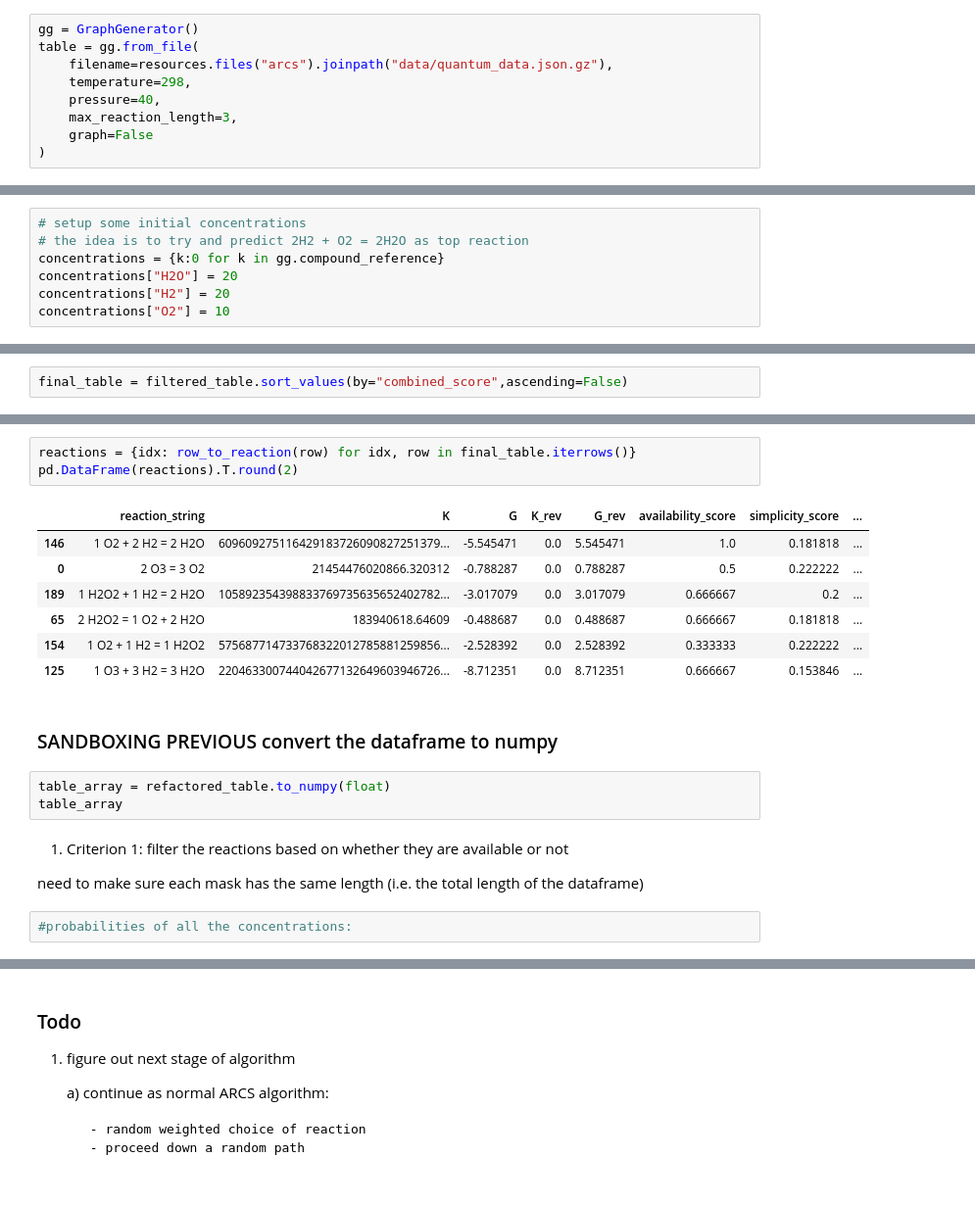
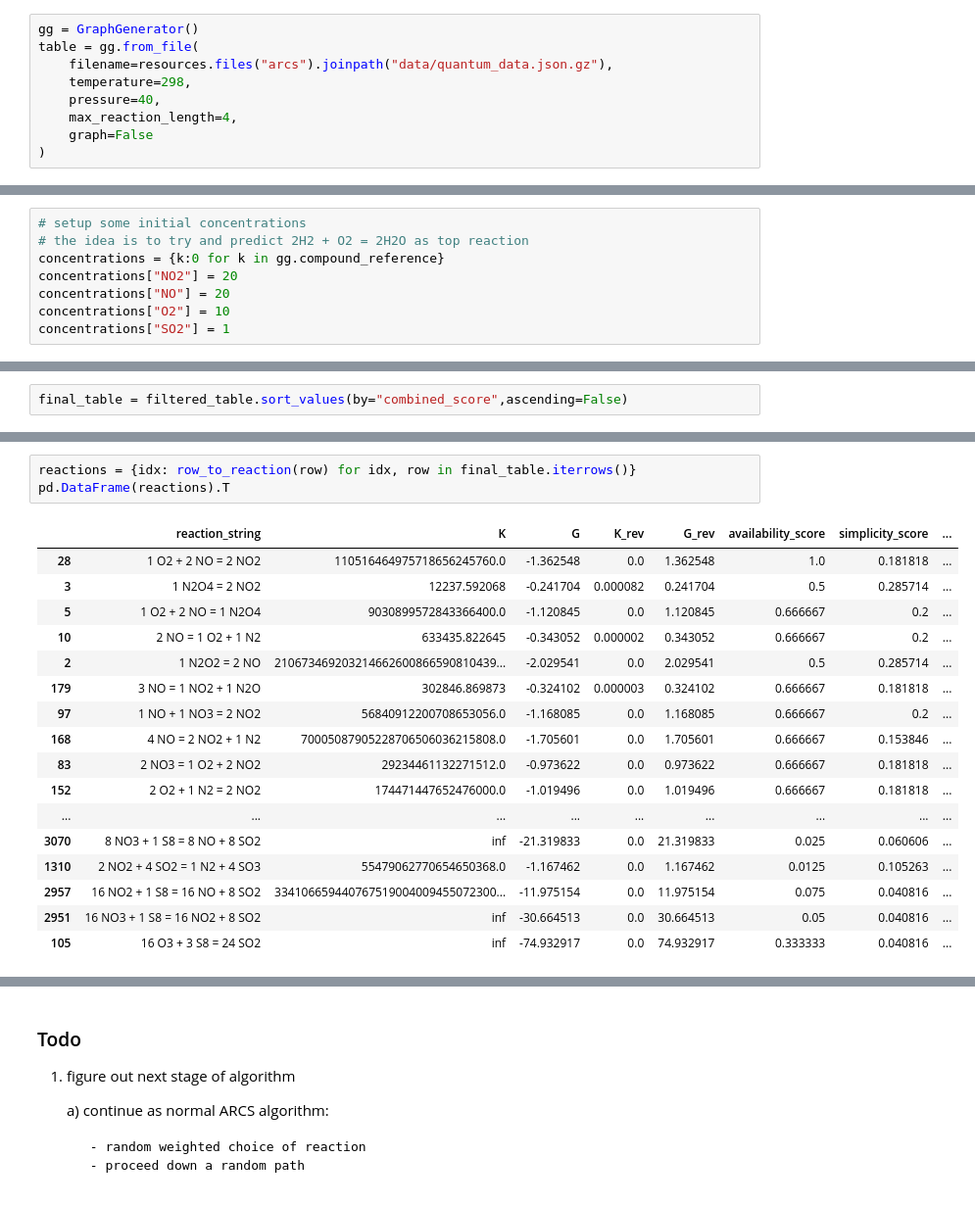
Before and after one commit to badw/arcs, a Jupyter notebook: examples/table_sandbox.ipynb, the cells around one changed output, grey strips where cells are left out. Shown at 98% size. Drawn from its saved outputs; the diff is of its cells as text.

Commit message:
tidy up table_sandbox.ipynb

```diff
--- a/examples/table_sandbox.ipynb
+++ b/examples/table_sandbox.ipynb
@@ -20,7 +20,7 @@ table = gg.from_file(
     filename=resources.files("arcs").joinpath("data/quantum_data.json.gz"),
     temperature=298,
     pressure=40,
-    max_reaction_length=3,
+    max_reaction_length=4,
     graph=False
 )
 # %%
@@ -65,9 +65,10 @@ this should ideally lead to a scoring system which can be used to filter the tab
 # setup some initial concentrations
 # the idea is to try and predict 2H2 + O2 = 2H2O as top reaction
 concentrations = {k:0 for k in gg.compound_reference}
-concentrations["H2O"] = 20
-concentrations["H2"] = 20
+concentrations["NO2"] = 20
+concentrations["NO"] = 20
 concentrations["O2"] = 10
+concentrations["SO2"] = 1
 # %% [markdown]
 #### 1. Filtering
 #####  a. filter reactions to show only those with species present in initial concentrations (basic filter)
@@ -435,22 +546,21 @@ final_table
 # %%
 reactions = {idx: row_to_reaction(row) for idx, row in final_table.iterrows()}
-pd.DataFrame(reactions).T.round(2)
+pd.DataFrame(reactions).T
 # %% [output]
 |  | reaction_string | K | G | K_rev | G_rev | availability_score | simplicity_score | ... |
-| 146 | 1 O2 + 2 H2 = 2 H2O | 609609275116429183726090827251379... | -5.545471 | 0.0 | 5.545471 | 1.0 | 0.181818 | ... |
-| 0 | 2 O3 = 3 O2 | 21454476020866.320312 | -0.788287 | 0.0 | 0.788287 | 0.5 | 0.222222 | ... |
-| 189 | 1 H2O2 + 1 H2 = 2 H2O | 105892354398833769735635652402782... | -3.017079 | 0.0 | 3.017079 | 0.666667 | 0.2 | ... |
-| 65 | 2 H2O2 = 1 O2 + 2 H2O | 183940618.64609 | -0.488687 | 0.0 | 0.488687 | 0.666667 | 0.181818 | ... |
-| 154 | 1 O2 + 1 H2 = 1 H2O2 | 575687714733768322012785881259856... | -2.528392 | 0.0 | 2.528392 | 0.333333 | 0.222222 | ... |
-| 125 | 1 O3 + 3 H2 = 3 H2O | 220463300744042677132649603946726... | -8.712351 | 0.0 | 8.712351 | 0.666667 | 0.153846 | ... |
+| 28 | 1 O2 + 2 NO = 2 NO2 | 110516464975718656245760.0 | -1.362548 | 0.0 | 1.362548 | 1.0 | 0.181818 | ... |
+| 3 | 1 N2O4 = 2 NO2 | 12237.592068 | -0.241704 | 0.000082 | 0.241704 | 0.5 | 0.285714 | ... |
+| 5 | 1 O2 + 2 NO = 1 N2O4 | 9030899572843366400.0 | -1.120845 | 0.0 | 1.120845 | 0.666667 | 0.2 | ... |
+| 10 | 2 NO = 1 O2 + 1 N2 | 633435.822645 | -0.343052 | 0.000002 | 0.343052 | 0.666667 | 0.2 | ... |
+| 2 | 1 N2O2 = 2 NO | 210673469203214662600866590810439... | -2.029541 | 0.0 | 2.029541 | 0.5 | 0.285714 | ... |
+| 179 | 3 NO = 1 NO2 + 1 N2O | 302846.869873 | -0.324102 | 0.000003 | 0.324102 | 0.666667 | 0.181818 | ... |
+| 97 | 1 NO + 1 NO3 = 2 NO2 | 56840912200708653056.0 | -1.168085 | 0.0 | 1.168085 | 0.666667 | 0.2 | ... |
+| 168 | 4 NO = 2 NO2 + 1 N2 | 70005087905228706506036215808.0 | -1.705601 | 0.0 | 1.705601 | 0.666667 | 0.153846 | ... |
+| 83 | 2 NO3 = 1 O2 + 2 NO2 | 29234461132271512.0 | -0.973622 | 0.0 | 0.973622 | 0.666667 | 0.181818 | ... |
+| 152 | 2 O2 + 1 N2 = 2 NO2 | 174471447652476000.0 | -1.019496 | 0.0 | 1.019496 | 0.666667 | 0.181818 | ... |
+| ... | ... | ... | ... | ... | ... | ... | ... | ... |
+| 3070 | 8 NO3 + 1 S8 = 8 NO + 8 SO2 | inf | -21.319833 | 0.0 | 21.319833 | 0.025 | 0.060606 | ... |
+| 1310 | 2 NO2 + 4 SO2 = 1 N2 + 4 SO3 | 55479062770654650368.0 | -1.167462 | 0.0 | 1.167462 | 0.0125 | 0.105263 | ... |
+| 2957 | 16 NO2 + 1 S8 = 16 NO + 8 SO2 | 334106659440767519004009455072300... | -11.975154 | 0.0 | 11.975154 | 0.075 | 0.040816 | ... |
+| 2951 | 16 NO3 + 1 S8 = 16 NO2 + 8 SO2 | inf | -30.664513 | 0.0 | 30.664513 | 0.05 | 0.040816 | ... |
+| 105 | 16 O3 + 3 S8 = 24 SO2 | inf | -74.932917 | 0.0 | 74.932917 | 0.333333 | 0.040816 | ... |
-# %% [markdown]
-### SANDBOXING PREVIOUS convert the dataframe to numpy
-# %%
-table_array = refactored_table.to_numpy(float)
-table_array
-# %% [markdown]
-1. Criterion 1: filter the reactions based on whether they are available or not
-
-need to make sure each mask has the same length (i.e. the total length of the dataframe)
-# %%
-#probabilities of all the concentrations:
```
Also changed, not shown: parts of 29 cells of this notebook.
